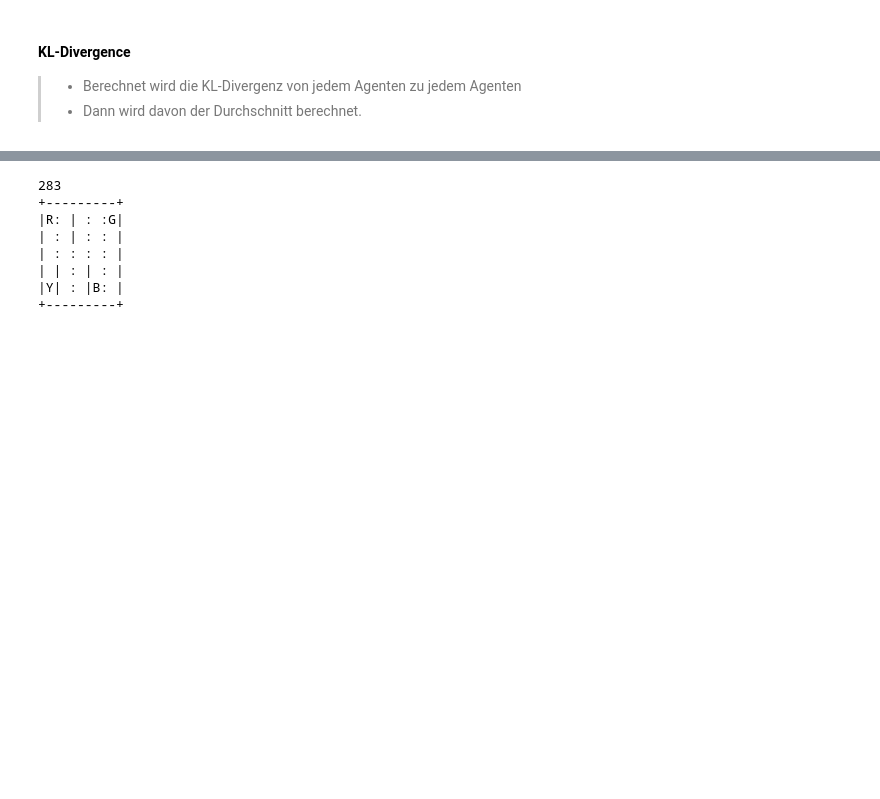
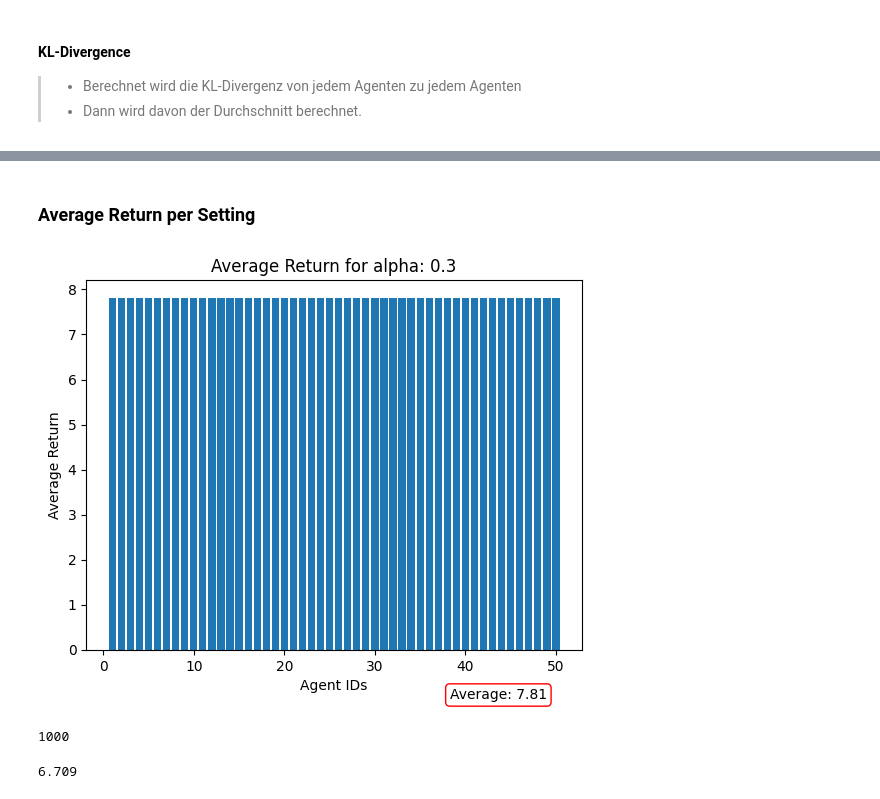
Before and after one commit to RebelRegression/QL-stability-trials, a Jupyter notebook: Main.ipynb, the cells around one changed output, grey strips where cells are left out. Saved outputs shown, nothing was run; the diff lists cells and outputs as text; code cells hidden in the pictures; blank space fills up the shorter version.

```diff
--- a/Main.ipynb
+++ b/Main.ipynb
@@ -128,14 +207,31 @@ NameError: name 'return_list' is not defined
+# %% [markdown]
+### Average Return per Setting
 # %%
-for i in range(1,agents_per_setting+1):
-    Agent = QLAgent(env, alpha, gamma, epsilon, epsilon_decay_rate, epsilon_min, episodes, max_steps)
-    Return_List = Agent.train()
-    df = pd.DataFrame(Agent.Q)
+average_return_per_setting = []
+for agent in range(1,agents_per_setting+1):
+    returnlist = np.load(f'{training_folder}/agents_for_alpha_{alpha}/agent_evaluation_return_{agent}.npy')
+    average_return_per_setting.append(returnlist.mean())
+
+average = np.mean(average_return_per_setting)
+
+# Generate x-values as integers in the range of the length of the list
+AgentIDs = range(1,len(average_return_per_setting)+1)
+
+# Create the bar chart
+plt.bar(AgentIDs, average_return_per_setting)
+
+# Set the labels and title
+plt.xlabel('Agent IDs')
+plt.ylabel('Average Return')
+plt.title(f'Average Return for alpha: {alpha}')
+plt.text(len(average_return_per_setting)-1, -1, f'Average: {average:.2f}', ha='right', va='center', bbox=dict(boxstyle='round', facecolor='white', edgecolor='red'))
+
+# Show the plot
+plt.show()
 # %% [output]
-283
-+---------+
-|R: | : :G|
-| : | : : |
-| : : : : |
-| | : | : |
-|Y| : |B: |
-+---------+
+[figure, added]
+# %%
+seeds = np.load('seeds.npy')
+print(len(seeds))
+# %% [output]
+1000
@@ -142,3 +244,7 @@ for i in range(1,agents_per_setting+1):
+# %%
+print(np.mean(Return))
+# %% [output]
+6.709
 # %%
 column_names = [x for x in range(1,Agent.max_steps+1)]
 column_names.append('Argmax_Return')
```
Also changed, not shown: parts of 10 cells of this notebook.
